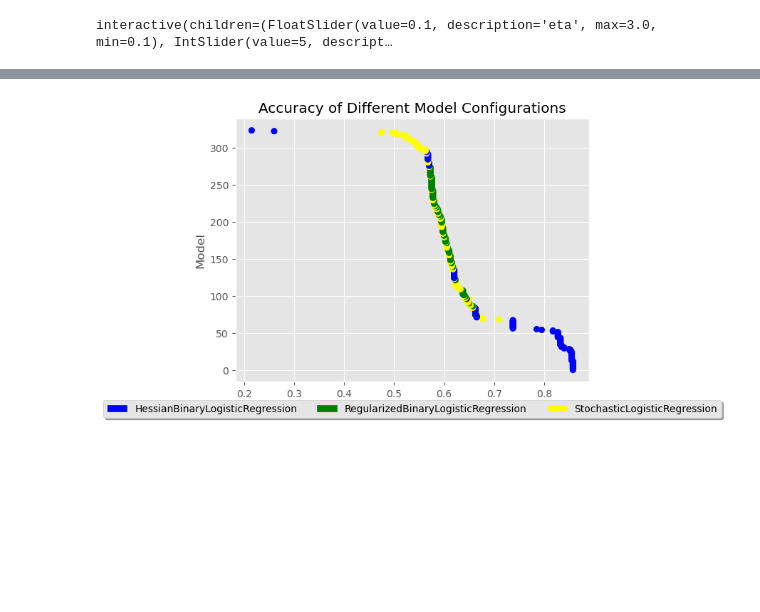
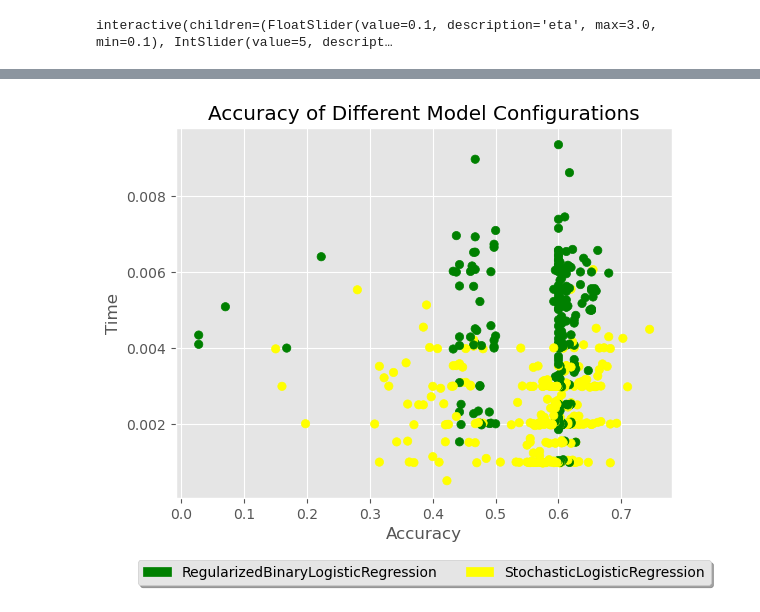
Before and after one commit to ephraim888sun/ML7324_Extending_-Logistic_Regression, a Jupyter notebook: LogisticRegressionProj3.ipynb, the cells around one changed output, grey strips where cells are left out. Saved outputs shown, nothing was run; the diff lists cells and outputs as text; code cells hidden in the pictures; blank space fills up the shorter version.

```diff
--- a/LogisticRegressionProj3.ipynb
+++ b/LogisticRegressionProj3.ipynb
@@ -744,16 +782,16 @@ class MultiClassLogisticRegression:
         return self.unique_[np.argmax(self.predict_proba(X),axis=1)] # take argmax along row
 # %%
 from sklearn.metrics import accuracy_score
+import time
 f1Name = 'ram'
 f2Name = 'px_height'
 feature1 = list(df.columns).index(f1Name)
 feature2 = list(df.columns).index(f2Name)
 # Define the parameter grid
 param_grid = {
-    'eta': [0.1, 0.5, 1.0],
+    'eta': [0.05,0.1, 0.5, 1.0],
     'iterations': [5, 10, 15],
-    'C': [0.001, 0.01, 0.1],
-    # 'solver': [BFGSBinaryLogisticRegression,HessianBinaryLogisticRegression, RegularizedBinaryLogisticRegression, StochasticLogisticRegression],
+    'C': [0.001, 0.01, 0.1, 1,2],
     'solver': [HessianBinaryLogisticRegression, RegularizedBinaryLogisticRegression, StochasticLogisticRegression],
     'regularization': ["none", "L1", "L2", "L1L2"]
 }
@@ -765,6 +803,7 @@ Cs = []
 iterations = []
 etas = []
 accuracies = []
+times = []
 
 # Loop over the parameter grid
 for solver in param_grid['solver']:
@@ -773,9 +812,11 @@ for solver in param_grid['solver']:
             for C in param_grid['C']:
                 for regularization in param_grid['regularization']:
                     # Initialize and train the model
+                    start_time = time.time()  # Record the start time
                     lr = MultiClassLogisticRegression(eta=eta, iterations=iteration, C=C, solver=solver, regularization=regularization)
                     lr.fit(X_train, y_train)
-
+                    end_time = time.time()  # Record the end time
+                    total_time = end_time - start_time
                     # Make predictions and calculate accuracy
                     yhat = lr.predict(X_test)
                     accuracy = accuracy_score(y_test, yhat)
@@ -787,6 +828,7 @@ for solver in param_grid['solver']:
                     iterations.append(iteration)
                     etas.append(eta)
                     accuracies.append(accuracy)
+                    times.append(total_time)
 # %%
 import ipywidgets as widgets
 from IPython.display import display
@@ -847,7 +892,7 @@ plt.show()
 # %%
-sorted_data = sorted(zip(accuracies, solvers, regularizations, Cs, iterations, etas), reverse=True)
-accuracies, solvers, regularizations, Cs, iterations, etas = zip(*sorted_data)
-topTwenty = list(zip(accuracies[:20], solvers[:20], regularizations[:20], Cs[:20], iterations[:20], etas[:20]))
+sorted_data = sorted(zip(accuracies, solvers, regularizations, Cs, iterations, etas,times), reverse=True)
+accuracies, solvers, regularizations, Cs, iterations, etas,times = zip(*sorted_data)
+topTwenty = list(zip(accuracies[:20], solvers[:20], regularizations[:20], Cs[:20], iterations[:20], etas[:20],times[:20]))
 for item in topTwenty:
     print(item)
 # %% [output]
@@ -874,33 +919,24 @@ for item in topTwenty:
 # %%
-# Define a dictionary that maps solver names to colors
-color_dict = {
-    # 'BFGSBinaryLogisticRegression': 'red',
-    'HessianBinaryLogisticRegression': 'blue',
-    'RegularizedBinaryLogisticRegression': 'green',
-    'StochasticLogisticRegression': 'yellow'
-}
+# Filter the data
+filtered_solvers = [solver for solver in solvers if solver != 'HessianBinaryLogisticRegression']
+filtered_accuracies = [accuracy for solver, accuracy in zip(solvers, accuracies) if solver != 'HessianBinaryLogisticRegression']
+filtered_times = [time for solver, time in zip(solvers, times) if solver != 'HessianBinaryLogisticRegression']
 
-# Convert the solvers list into a list of colors
-colors = [color_dict[solver] for solver in solvers]
+# Convert the filtered solvers list into a list of colors
+filtered_colors = [color_dict[solver] for solver in filtered_solvers]
 
 # Create a scatter plot
-plt.scatter(accuracies, range(len(accuracies)), c=colors)
+plt.scatter(filtered_accuracies, filtered_times, c=filtered_colors)
 plt.xlabel('Accuracy')
-plt.ylabel('Model')
+plt.ylabel('Time')
 plt.title('Accuracy of Different Model Configurations')
 
-# Define the legend labels
-# legend_labels = [f'{solver}: {regularization}' for solver, regularization in zip(solvers, regularizations)]
-
-# # Create the legend
-# plt.legend(handles=plt.scatter([], [], c=colors), labels=legend_labels, loc='lower right')
 # Create a list of Patch objects for the legend
-legend_patches = [Patch(color=color_dict[solver], label=solver) for solver in color_dict.keys()]
+legend_patches = [Patch(color=color, label=solver) for solver, color in color_dict.items() if solver != 'HessianBinaryLogisticRegression']
 
 # Create the legend
-# plt.legend(handles=legend_patches, loc='lower left')
-plt.legend(handles=legend_patches, loc='upper center', bbox_to_anchor=(0.5, -0.05), fancybox=True, shadow=True, ncol=5)
+plt.legend(handles=legend_patches, loc='upper center', bbox_to_anchor=(0.5, -.15), fancybox=True, shadow=True, ncol=5)
 
 plt.show()
 # %% [output]
-[figure, old version]
+[figure, new version]
```
Also changed, not shown: parts of 17 cells of this notebook.
